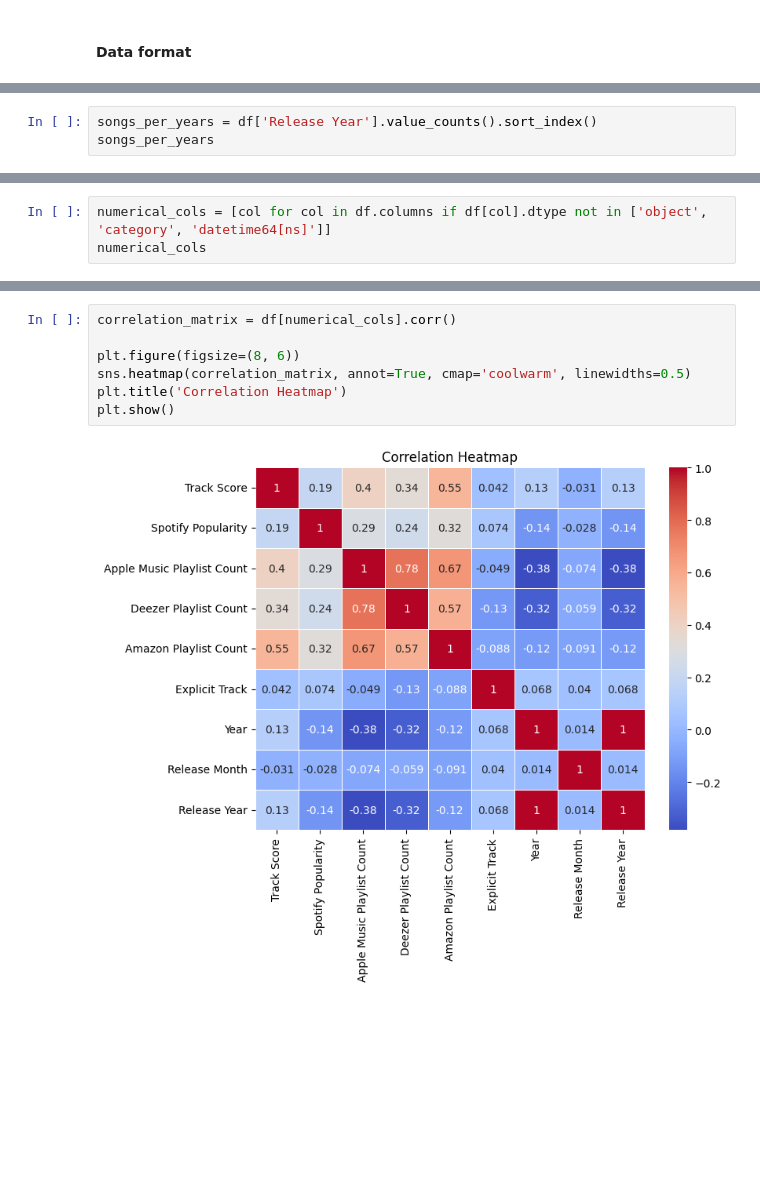
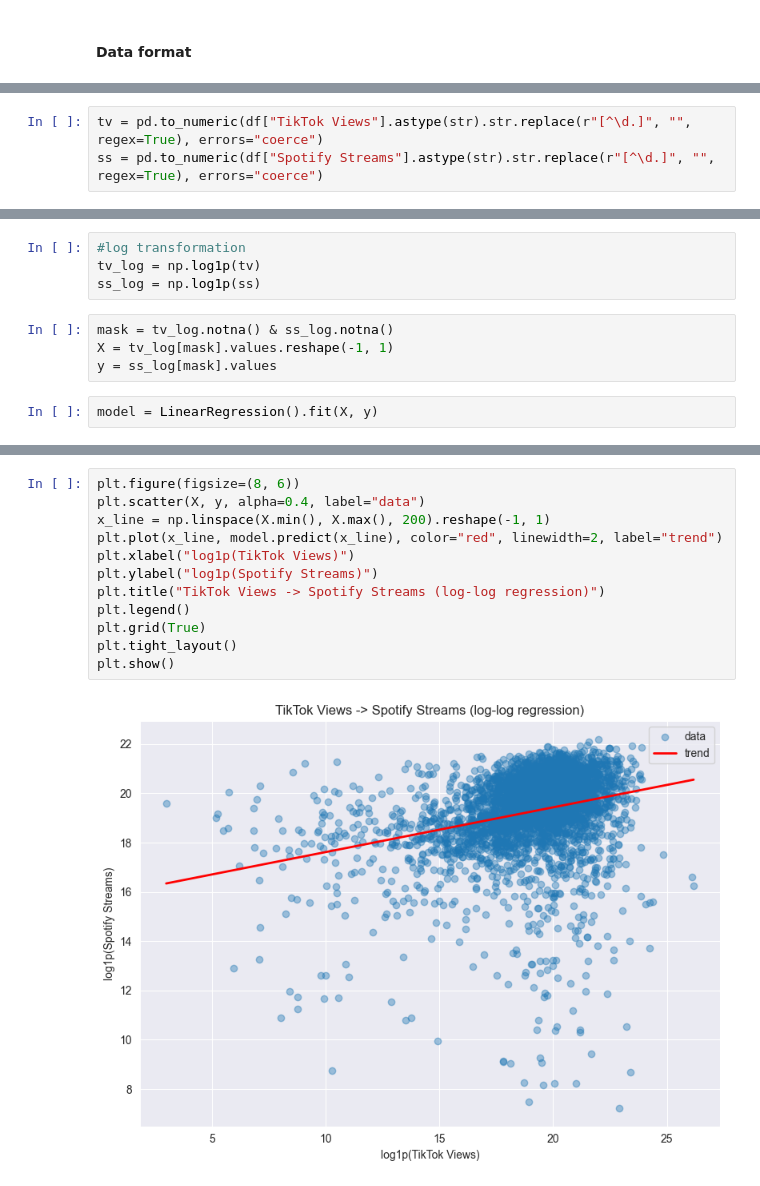
Before and after one commit to klaudia-zardzewiala/spotify, a Jupyter notebook: spotify_2024.ipynb, the cells around one changed output, grey strips where cells are left out. Drawn from its saved outputs; the diff is of its cells as text; blank space fills up the shorter version.

```diff
--- a/spotify_2024.ipynb
+++ b/spotify_2024.ipynb
@@ -218,3 +288,3 @@ Name: Release Year, Length: 4600, dtype: int32
 # %%
-songs_per_years = df['Release Year'].value_counts().sort_index()
-songs_per_years
+tv = pd.to_numeric(df["TikTok Views"].astype(str).str.replace(r"[^\d.]", "", regex=True), errors="coerce")
+ss = pd.to_numeric(df["Spotify Streams"].astype(str).str.replace(r"[^\d.]", "", regex=True), errors="coerce")
@@ -296,3 +321,10 @@ plt.show()
+# %%
+#log transformation
+tv_log = np.log1p(tv)
+ss_log = np.log1p(ss)
+# %%
+mask = tv_log.notna() & ss_log.notna()
+X = tv_log[mask].values.reshape(-1, 1)
+y = ss_log[mask].values
 # %%
-numerical_cols = [col for col in df.columns if df[col].dtype not in ['object', 'category', 'datetime64[ns]']]
-numerical_cols
+model = LinearRegression().fit(X, y)
@@ -309,9 +339,14 @@ numerical_cols
 # %%
-correlation_matrix = df[numerical_cols].corr()
-
 plt.figure(figsize=(8, 6))
-sns.heatmap(correlation_matrix, annot=True, cmap='coolwarm', linewidths=0.5)
-plt.title('Correlation Heatmap')
+plt.scatter(X, y, alpha=0.4, label="data")
+x_line = np.linspace(X.min(), X.max(), 200).reshape(-1, 1)
+plt.plot(x_line, model.predict(x_line), color="red", linewidth=2, label="trend")
+plt.xlabel("log1p(TikTok Views)")
+plt.ylabel("log1p(Spotify Streams)")
+plt.title("TikTok Views -> Spotify Streams (log-log regression)")
+plt.legend()
+plt.grid(True)
+plt.tight_layout()
 plt.show()
 # %% [output]
-[figure, old version]
+[figure, new version]
```
Also changed, not shown: parts of 62 cells of this notebook.
